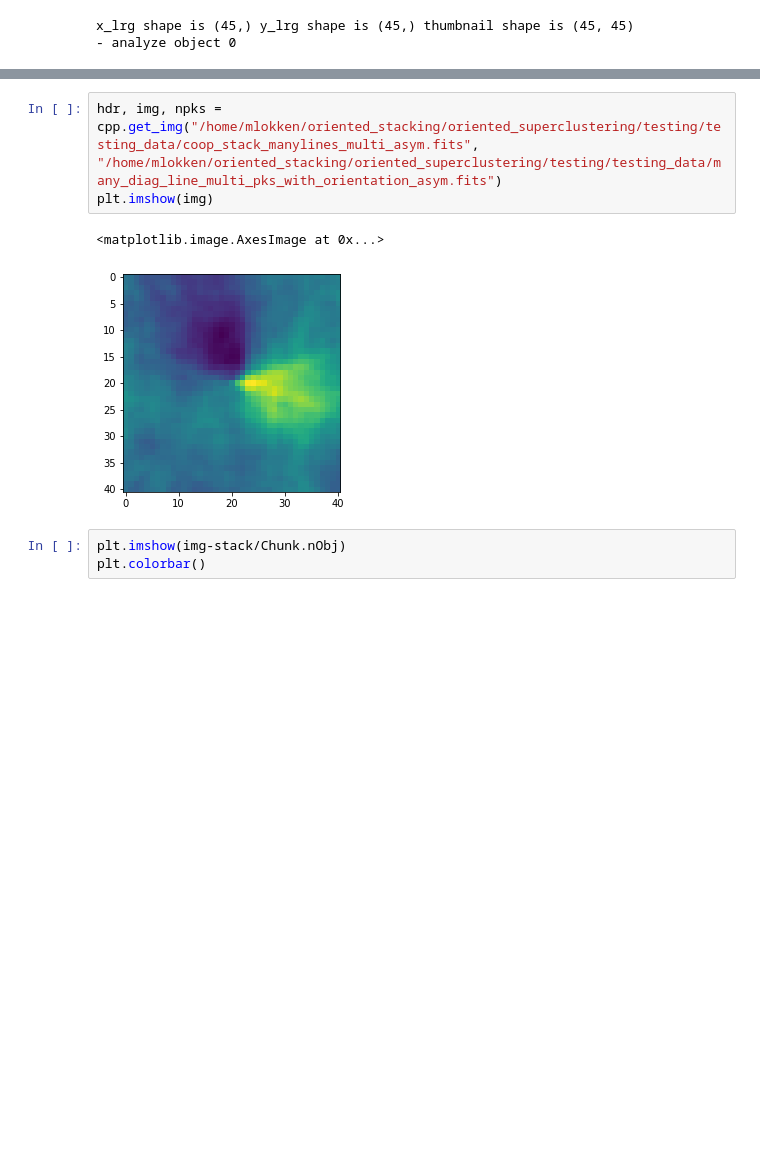
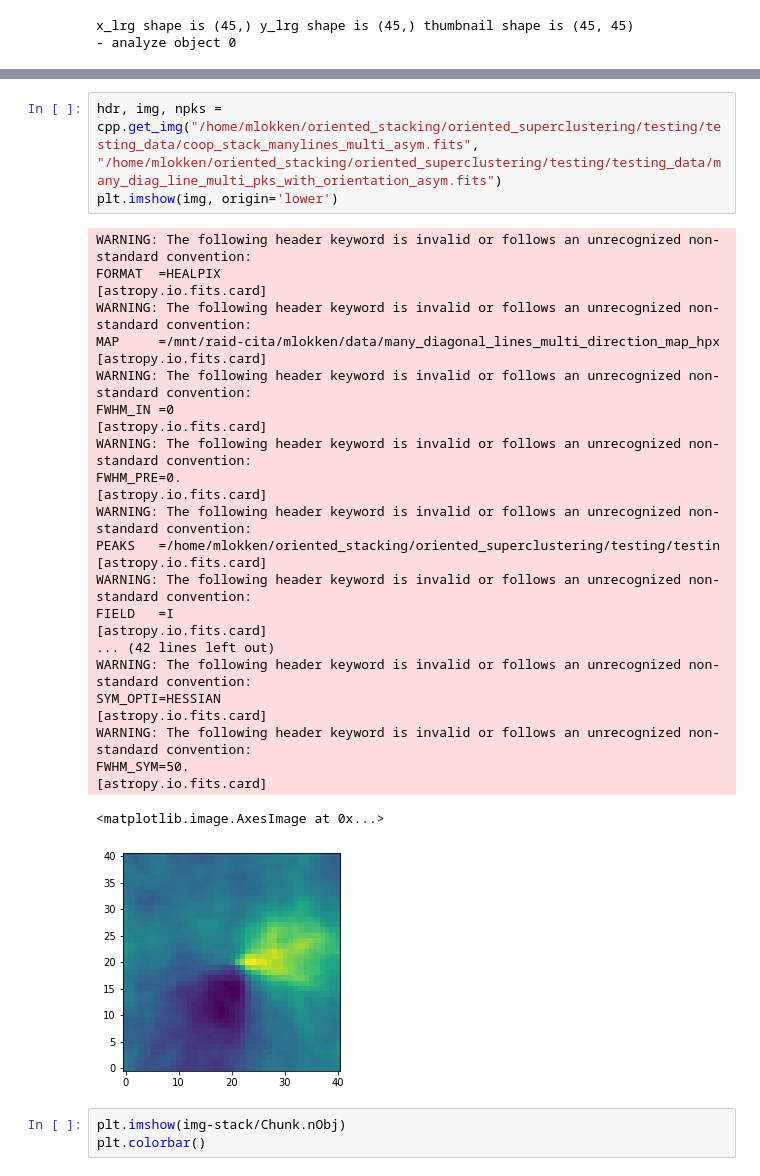
Before and after one commit to marlena6/oriented_superclustering, a Jupyter notebook: testing/asymmetric_stacking.ipynb, the cells around one changed output, grey strips where cells are left out. Drawn from its saved outputs; the diff is of its cells as text; blank space fills up the shorter version.

```diff
--- a/testing/asymmetric_stacking.ipynb
+++ b/testing/asymmetric_stacking.ipynb
@@ -477,9 +493,26 @@ NameError: name 'plt' is not defined
 # %%
 hdr, img, npks = cpp.get_img("/home/mlokken/oriented_stacking/oriented_superclustering/testing/testing_data/coop_stack_manylines_multi_asym.fits", "/home/mlokken/oriented_stacking/oriented_superclustering/testing/testing_data/many_diag_line_multi_pks_with_orientation_asym.fits")
-plt.imshow(img)
+plt.imshow(img, origin='lower')
 # %% [output]
-<matplotlib.image.AxesImage at 0x...>
+WARNING: The following header keyword is invalid or follows an unrecognized non-standard convention:
+FORMAT  =HEALPIX                                                                 [astropy.io.fits.card]
+WARNING: The following header keyword is invalid or follows an unrecognized non-standard convention:
+MAP     =/mnt/raid-cita/mlokken/data/many_diagonal_lines_multi_direction_map_hpx [astropy.io.fits.card]
+WARNING: The following header keyword is invalid or follows an unrecognized non-standard convention:
+FWHM_IN =0                                                                       [astropy.io.fits.card]
+WARNING: The following header keyword is invalid or follows an unrecognized non-standard convention:
+FWHM_PRE=0.                                                                      [astropy.io.fits.card]
+WARNING: The following header keyword is invalid or follows an unrecognized non-standard convention:
+PEAKS   =/home/mlokken/oriented_stacking/oriented_superclustering/testing/testin [astropy.io.fits.card]
+WARNING: The following header keyword is invalid or follows an unrecognized non-standard convention:
+FIELD   =I                                                                       [astropy.io.fits.card]
+... (42 lines left out)
+WARNING: The following header keyword is invalid or follows an unrecognized non-standard convention:
+SYM_OPTI=HESSIAN                                                                 [astropy.io.fits.card]
+WARNING: The following header keyword is invalid or follows an unrecognized non-standard convention:
+FWHM_SYM=50.                                                                     [astropy.io.fits.card]
+<matplotlib.image.AxesImage at 0x...>
-[figure, old version]
+[figure, new version]
 # %%
 plt.imshow(img-stack/Chunk.nObj)
 plt.colorbar()
```
Also changed, not shown: parts of 8 cells of this notebook, 8 other files.
